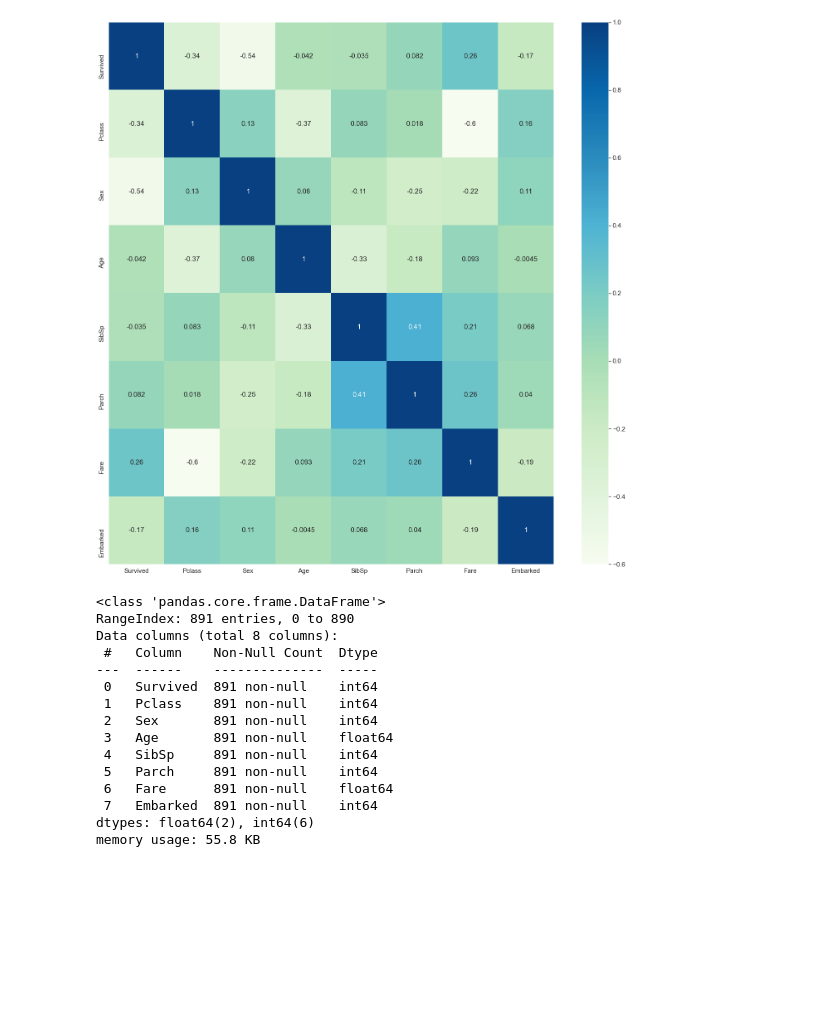
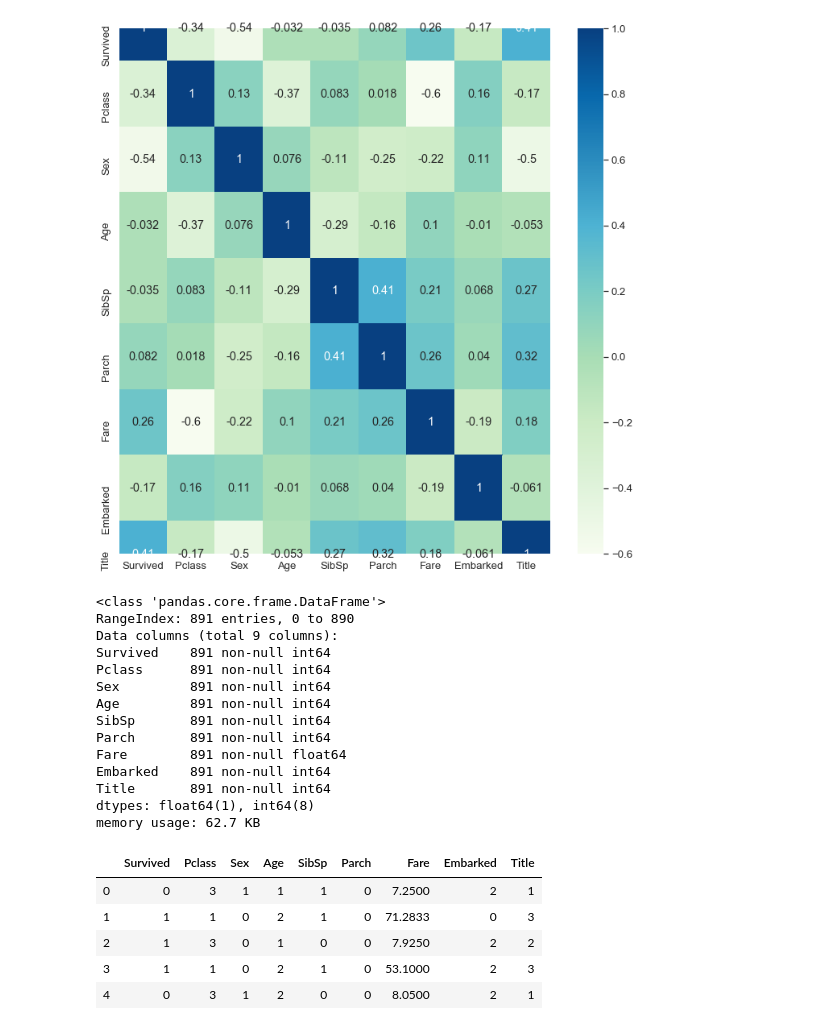
Before and after one commit to ksn38/sklearn, a Jupyter notebook: Titanic.ipynb, the cells around one changed output. Cells and saved outputs as stored; diff of their text form; code cells hidden in the pictures; blank space fills up the shorter version.

```diff
--- a/Titanic.ipynb
+++ b/Titanic.ipynb
@@ -9,8 +9,18 @@ import seaborn as sns
 import matplotlib.pyplot as plt
 
 a = pd.read_csv('train.csv')
+a0 = a
+a['Title'] = a.Name.str.extract(' ([A-Za-z]+)\.', expand=False)
 a = a.drop(['PassengerId', 'Name', 'Ticket', 'Cabin'], axis=1)
+a['Title'] = a['Title'].replace(['Lady', 'Countess','Capt', 'Col',\
+'Don', 'Dr', 'Major', 'Rev', 'Sir', 'Jonkheer', 'Dona'], 'Rare')
+a['Title'] = a['Title'].replace('Mlle', 'Miss')
+a['Title'] = a['Title'].replace('Ms', 'Miss')
+a['Title'] = a['Title'].replace('Mme', 'Mrs')
+title_mapping = {"Mr": 1, "Miss": 2, "Mrs": 3, "Master": 4, "Rare": 5}
+a['Title'] = a['Title'].map(title_mapping)
+a['Title'] = a['Title'].fillna(0)
 
 a.head()
-a.describe()
+#a.describe()
 # %% [output]
@@ -79,8 +85,8 @@ graphs('SibSp')
 graphs('Parch')
 graphs('Fare')
 
-plt.figure(figsize=(24,24))
-sns.set(font_scale=1.4)
+plt.figure(figsize=(12,12))
+sns.set(font_scale=1.2)
 sns.heatmap(a.corr(),cmap='GnBu',annot=True)
 plt.show()
 # %% [output]
@@ -92,32 +98,47 @@ plt.show()
 # %%
 a.Age = a.Age.fillna(-1)
 def age(colm):
     for i in range(len(a)):
         if a.at[i, colm] == -1:
             a.at[i, colm] = a.Age.median() - (a.at[i, 'SibSp']/a.SibSp.max()) * a.Age.median()
 
 age('Age')
 
-plt.figure(figsize=(24,24))
-sns.set(font_scale=1.4)
+a.Age = a.Age.astype('int64')
+c = a.Age
+
+a.loc[ a['Age'] <= 16, 'Age'] = 0
+a.loc[(a['Age'] > 16) & (a['Age'] <= 32), 'Age'] = 1
+a.loc[(a['Age'] > 32) & (a['Age'] <= 48), 'Age'] = 2
+a.loc[(a['Age'] > 48) & (a['Age'] <= 64), 'Age'] = 3
+a.loc[ a['Age'] > 64, 'Age'] = 4
+
+plt.figure(figsize=(12,12))
+sns.set(font_scale=1.2)
 sns.heatmap(a.corr(),cmap='GnBu',annot=True)
 plt.show()
 
 a.info()
+a.head()
 # %% [output]
-[figure, old version]
+[figure, new version]
 <class 'pandas.core.frame.DataFrame'>
 RangeIndex: 891 entries, 0 to 890
-Data columns (total 8 columns):
- #   Column    Non-Null Count  Dtype
----  ------    --------------  -----
- 0   Survived  891 non-null    int64
- 1   Pclass    891 non-null    int64
- 2   Sex       891 non-null    int64
- 3   Age       891 non-null    float64
- 4   SibSp     891 non-null    int64
- 5   Parch     891 non-null    int64
- 6   Fare      891 non-null    float64
- 7   Embarked  891 non-null    int64
-dtypes: float64(2), int64(6)
-memory usage: 55.8 KB
+Data columns (total 9 columns):
+Survived    891 non-null int64
+Pclass      891 non-null int64
+Sex         891 non-null int64
+Age         891 non-null int64
+SibSp       891 non-null int64
+Parch       891 non-null int64
+Fare        891 non-null float64
+Embarked    891 non-null int64
+Title       891 non-null int64
+dtypes: float64(1), int64(8)
+memory usage: 62.7 KB
+|  | Survived | Pclass | Sex | Age | SibSp | Parch | Fare | Embarked | Title |
+| 0 | 0 | 3 | 1 | 1 | 1 | 0 | 7.2500 | 2 | 1 |
+| 1 | 1 | 1 | 0 | 2 | 1 | 0 | 71.2833 | 0 | 3 |
+| 2 | 1 | 3 | 0 | 1 | 0 | 0 | 7.9250 | 2 | 2 |
+| 3 | 1 | 1 | 0 | 2 | 1 | 0 | 53.1000 | 2 | 3 |
+| 4 | 0 | 3 | 1 | 2 | 0 | 0 | 8.0500 | 2 | 1 |
```
Also changed, not shown: parts of 11 cells of this notebook.
